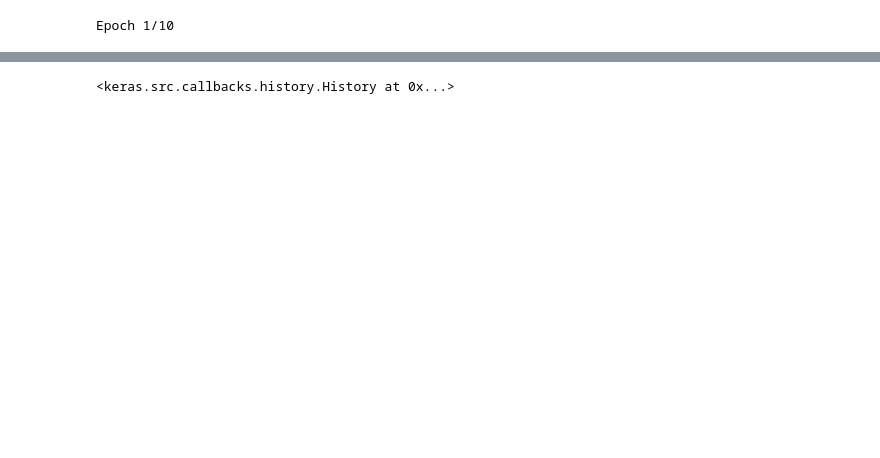
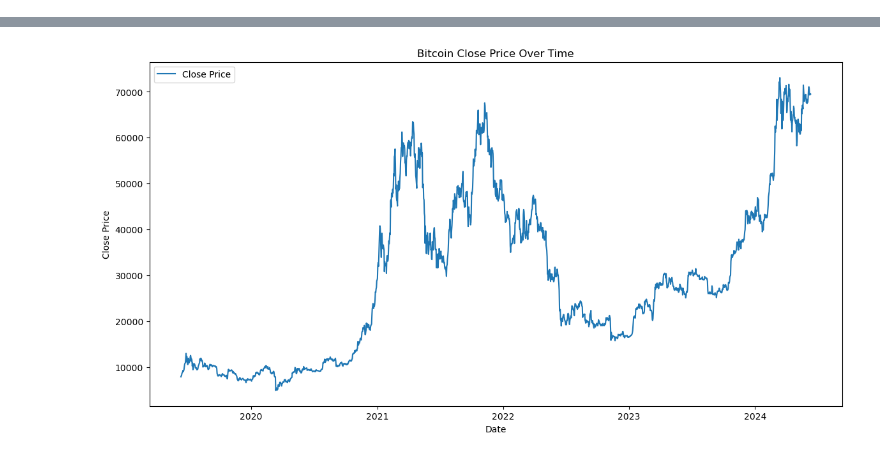
Before and after one commit to DLShrankhala/DevelopingVariousLSTMModelForTimeSeriesForecasting-ai-25, a Jupyter notebook: rohanbaviskarLSTM.ipynb, the cells around one changed output, grey strips where cells are left out. Drawn from its saved outputs; the diff is of its cells as text; code cells hidden in the pictures; blank space fills up the shorter version.

```diff
--- a/rohanbaviskarLSTM.ipynb
+++ b/rohanbaviskarLSTM.ipynb
@@ -81,15 +49,3 @@ X_test = X_test.reshape(X_test.shape[0], X_test.shape[1], 1)
 # %%
-# Build the LSTM model
-model = Sequential()
-model.add(LSTM(50, return_sequences=True, input_shape=(time_step, 1)))
-model.add(LSTM(50, return_sequences=False))
-model.add(Dense(25))
-model.add(Dense(1))
-
-# Compile the model
-model.compile(optimizer='adam', loss='mean_squared_error')
-
-# Train the model
-model.fit(X_train, y_train, batch_size=1, epochs=10)
+data.visualize_close()
 # %% [output]
-Epoch 1/10
@@ -115,2 +52,2 @@ Epoch 10/10
-<keras.src.callbacks.history.History at 0x...>
+[figure, added]
 # %%
```
Also changed, not shown: parts of 13 cells of this notebook.
